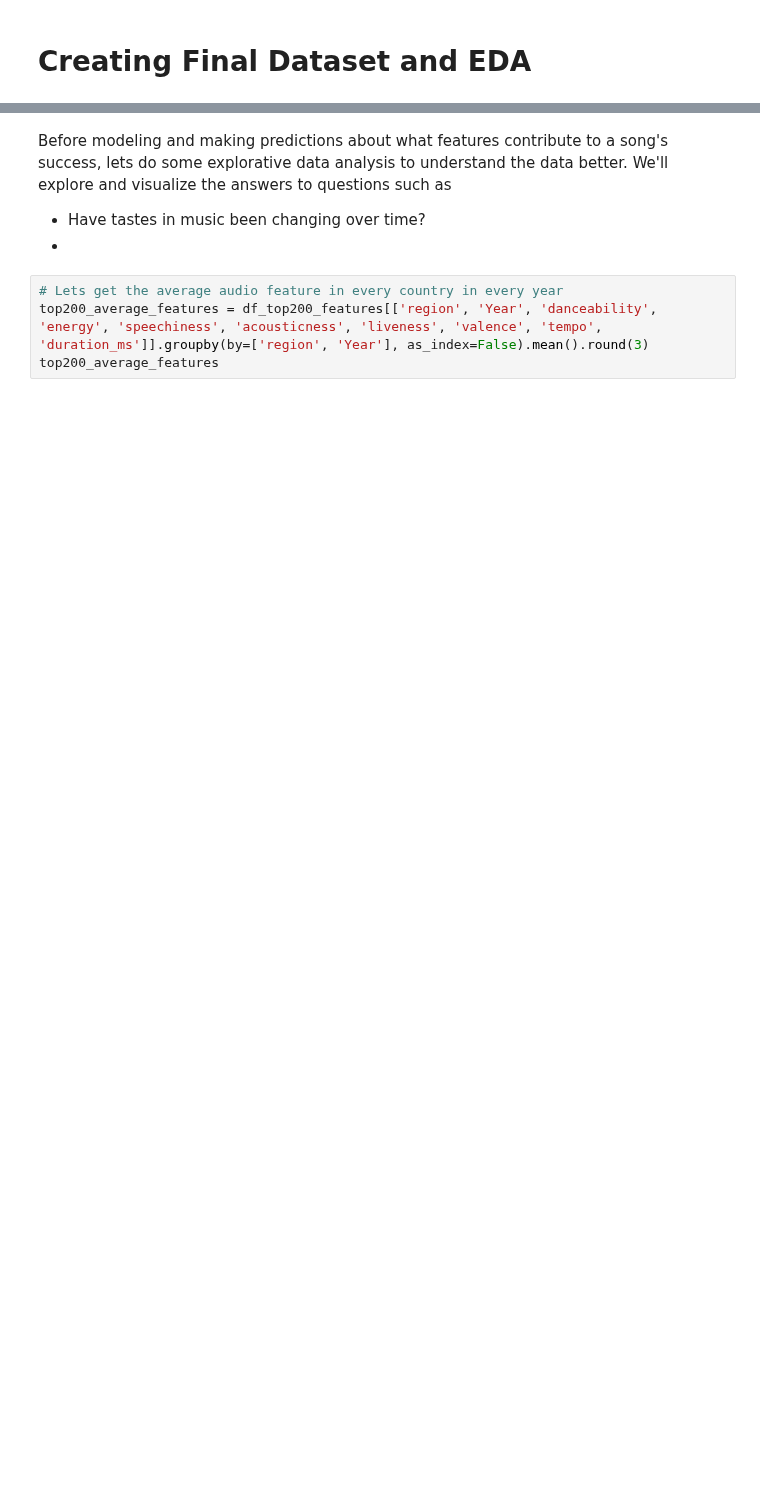
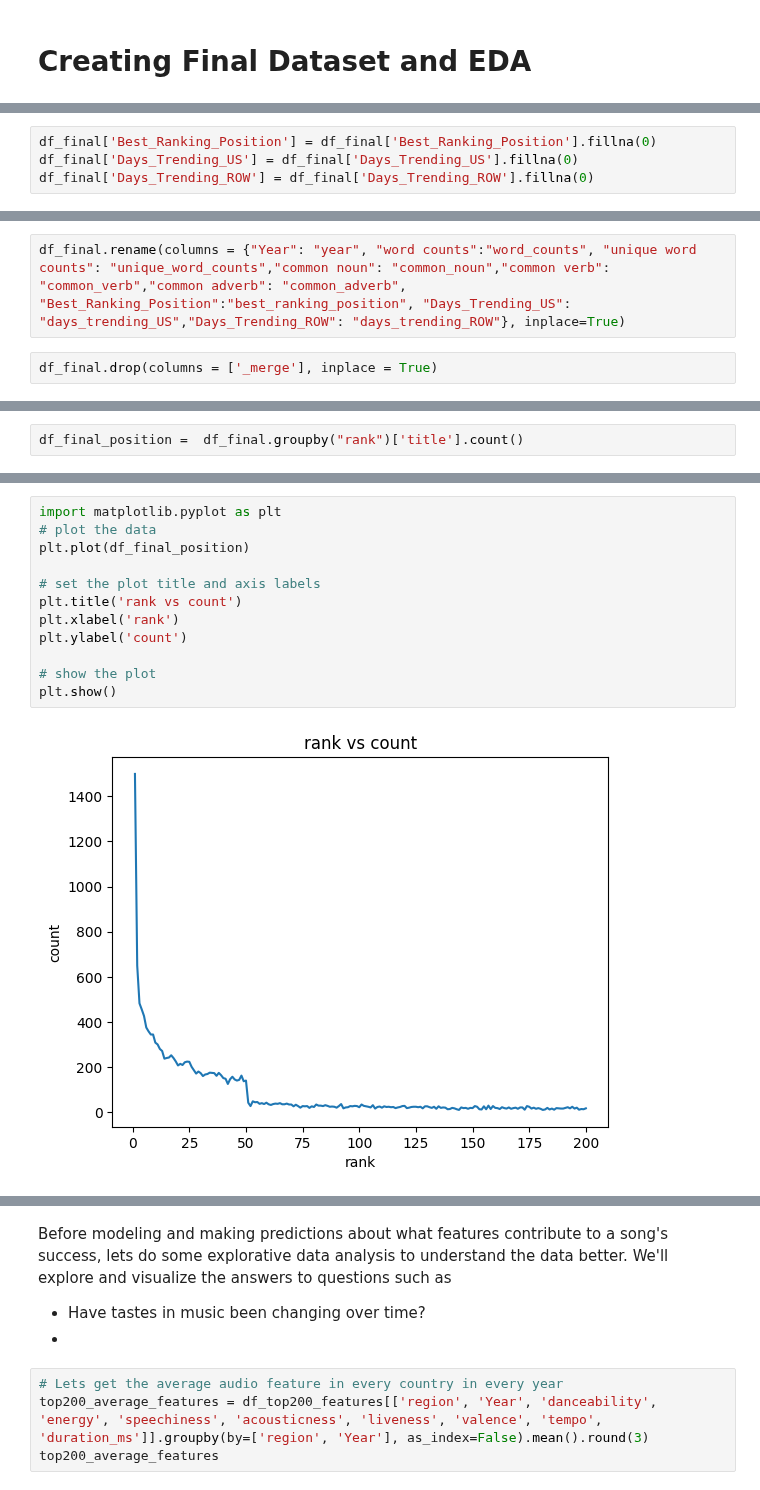
Before and after one commit to Joseph-Willem-Ricci/5450-final-project, a Jupyter notebook: CIS5450_Project.ipynb, the cells around one changed output, grey strips where cells are left out. Drawn from its saved outputs; the diff is of its cells as text; blank space fills up the shorter version.

```diff
--- a/CIS5450_Project.ipynb
+++ b/CIS5450_Project.ipynb
@@ -1109,0 +1298,4 @@ df_final = df_features_lyrics.merge(df_tiktok_matches_final, left_on = ['title',
+# %%
+df_final['Best_Ranking_Position'] = df_final['Best_Ranking_Position'].fillna(0)
+df_final['Days_Trending_US'] = df_final['Days_Trending_US'].fillna(0)
+df_final['Days_Trending_ROW'] = df_final['Days_Trending_ROW'].fillna(0)
@@ -1109,0 +1324,4 @@ df_final = df_features_lyrics.merge(df_tiktok_matches_final, left_on = ['title',
+# %%
+df_final.rename(columns = {"Year": "year", "word counts":"word_counts", "unique word counts": "unique_word_counts","common noun": "common_noun","common verb": "common_verb","common adverb": "common_adverb", "Best_Ranking_Position":"best_ranking_position", "Days_Trending_US": "days_trending_US","Days_Trending_ROW": "days_trending_ROW"}, inplace=True)
+# %%
+df_final.drop(columns = ['_merge'], inplace = True)
@@ -1109,0 +1340,2 @@ df_final = df_features_lyrics.merge(df_tiktok_matches_final, left_on = ['title',
+# %%
+df_final_position =  df_final.groupby("rank")['title'].count()
@@ -1109,0 +1358,14 @@ df_final = df_features_lyrics.merge(df_tiktok_matches_final, left_on = ['title',
+# %%
+import matplotlib.pyplot as plt
+# plot the data
+plt.plot(df_final_position)
+
+# set the plot title and axis labels
+plt.title('rank vs count')
+plt.xlabel('rank')
+plt.ylabel('count')
+
+# show the plot
+plt.show()
+# %% [output]
+[figure, added]
```
Also changed, not shown: parts of 71 cells of this notebook.
